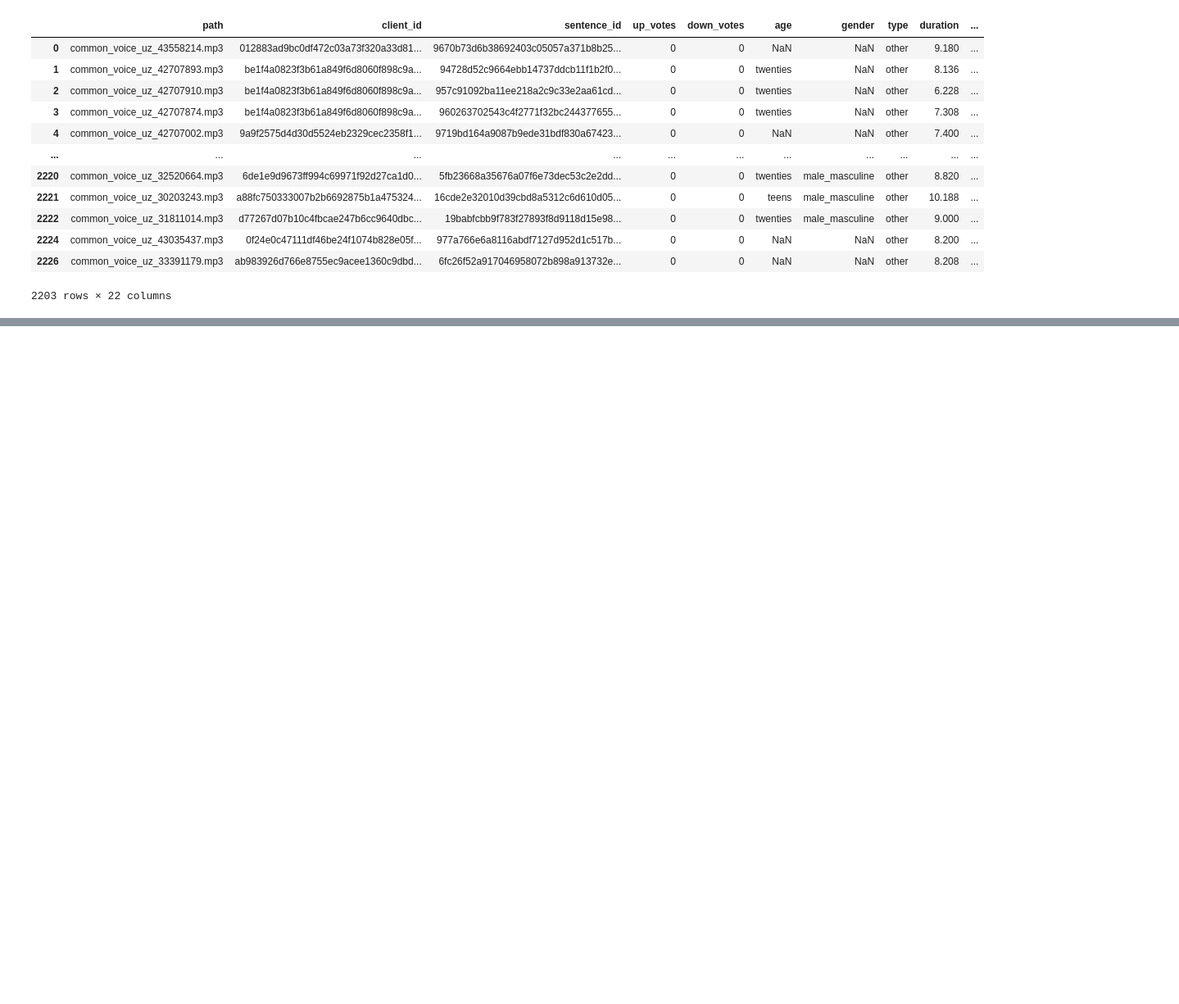
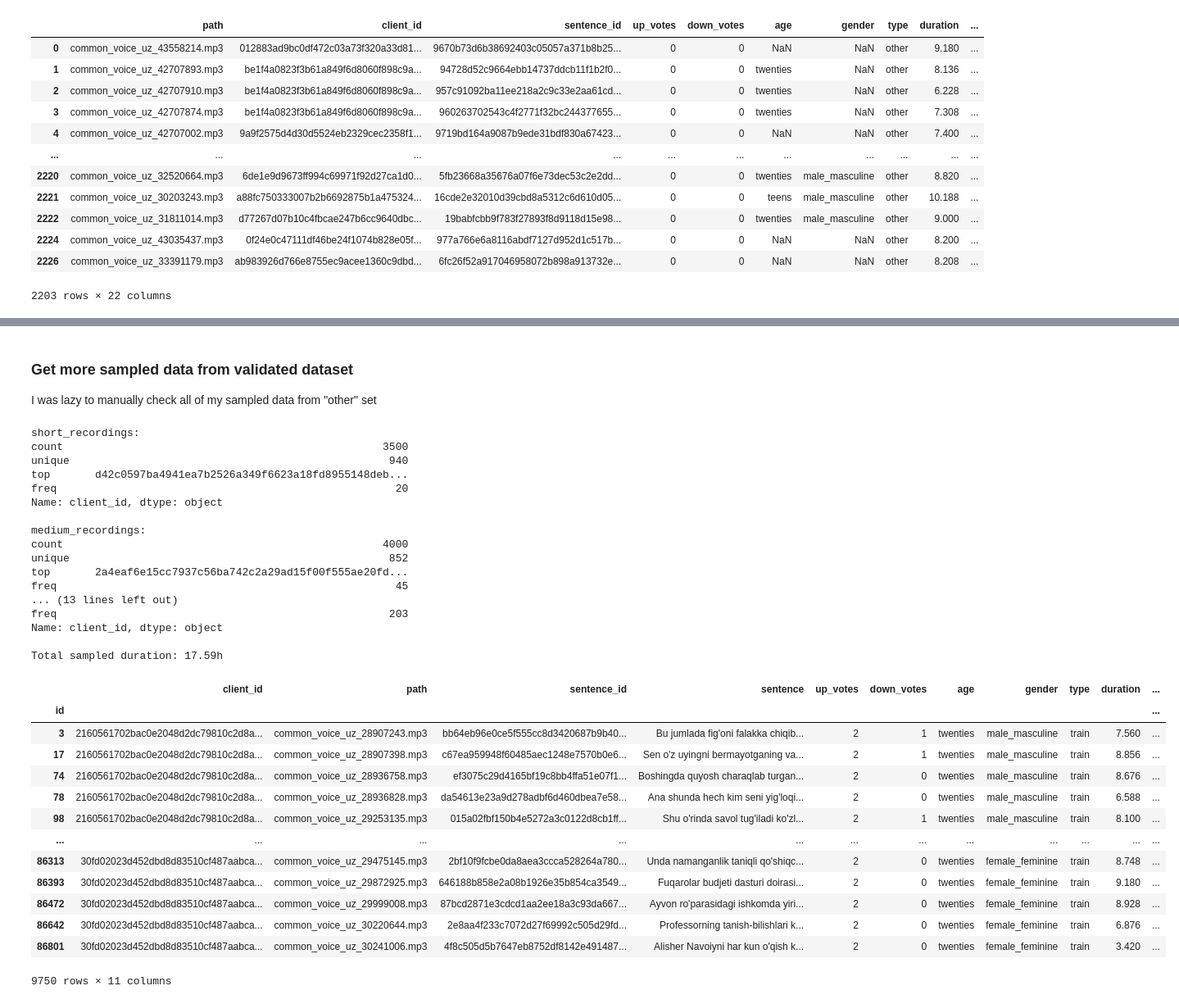
Before and after one commit to HaidarChaito/uzbek-automatic-speech-recognition, a Jupyter notebook: notebooks/common_voice_dataset_quality_evaluation.ipynb, the cells around one changed output, grey strips where cells are left out. Shown at 82% size. Cells and saved outputs as stored; diff of their text form; code cells hidden in the pictures; blank space fills up the shorter version.

```diff
--- a/notebooks/common_voice_dataset_quality_evaluation.ipynb
+++ b/notebooks/common_voice_dataset_quality_evaluation.ipynb
@@ -1117,0 +1149,71 @@ Total duration: 4.64h
+# %% [markdown]
+### Get more sampled data from validated dataset
+
+I was lazy to manually check all of my sampled data from "other" set
+# %%
+validated_df = pd.read_csv(CUSTOM_VALIDATED_CSV_PATH, index_col="id")
+
+# Filter longer duration recordings
+short_audios = (validated_df["duration"] >= 3) & (validated_df["duration"] < 6)
+medium_audios = (validated_df["duration"] >= 6) & (validated_df["duration"] < 8)
+long_audios = (validated_df["duration"] >= 8) & (validated_df["duration"] <= 15)
+
+short_recordings = (
+    validated_df[short_audios]
+    .groupby("client_id")
+    .apply(lambda x: x.sample(min(len(x), 30)), include_groups=False)  # Maximum up to 30 recordings per speaker
+    .reset_index(level=0)
+).sample(3500, weights="duration", random_state=SEED)
+print(f"short_recordings: \n{short_recordings["client_id"].describe()}")
+
+medium_recordings = (
+    validated_df[medium_audios]
+    .groupby("client_id")
+    .apply(lambda x: x.sample(min(len(x), 50)), include_groups=False)  # Maximum up to 50 recordings per speaker
+    .reset_index(level=0)
+).sample(4000, weights="duration", random_state=SEED)
+print(f"\nmedium_recordings: \n{medium_recordings["client_id"].describe()}")
+
+long_recordings = validated_df[long_audios]
+print(f"\nlong_recordings: \n{long_recordings["client_id"].describe()}")
+
+new_sampled_recordings_df = pd.concat([short_recordings, medium_recordings, long_recordings]).sort_index()
+print(f"\nsampled_recordings: \n{new_sampled_recordings_df["client_id"].describe()}")
+
+total_sampled_duration = new_sampled_recordings_df["duration"].sum(axis=0) / 3600
+print(f"\nTotal sampled duration: {total_sampled_duration:,.2f}h")
+
+new_sampled_recordings_df.to_csv(NEW_SAMPLED_RECORDINGS_PATH, index_label="id")
+new_sampled_recordings_df
+# %% [output]
+short_recordings:
+count                                                  3500
+unique                                                  940
+top       d42c0597ba4941ea7b2526a349f6623a18fd8955148deb...
+freq                                                     20
+Name: client_id, dtype: object
+
+medium_recordings:
+count                                                  4000
+unique                                                  852
+top       2a4eaf6e15cc7937c56ba742c2a29ad15f00f555ae20fd...
+freq                                                     45
+... (13 lines left out)
+freq                                                    203
+Name: client_id, dtype: object
+
+Total sampled duration: 17.59h
+|  | client_id | path | sentence_id | sentence | up_votes | down_votes | age | gender | type | duration | ... |
+| id |  |  |  |  |  |  |  |  |  |  | ... |
+| 3 | 2160561702bac0e2048d2dc79810c2d8a... | common_voice_uz_28907243.mp3 | bb64eb96e0ce5f555cc8d3420687b9b40... | Bu jumlada fig'oni falakka chiqib... | 2 | 1 | twenties | male_masculine | train | 7.560 | ... |
+| 17 | 2160561702bac0e2048d2dc79810c2d8a... | common_voice_uz_28907398.mp3 | c67ea959948f60485aec1248e7570b0e6... | Sen o'z uyingni bermayotganing va... | 2 | 1 | twenties | male_masculine | train | 8.856 | ... |
+| 74 | 2160561702bac0e2048d2dc79810c2d8a... | common_voice_uz_28936758.mp3 | ef3075c29d4165bf19c8bb4ffa51e07f1... | Boshingda quyosh charaqlab turgan... | 2 | 0 | twenties | male_masculine | train | 8.676 | ... |
+| 78 | 2160561702bac0e2048d2dc79810c2d8a... | common_voice_uz_28936828.mp3 | da54613e23a9d278adbf6d460dbea7e58... | Ana shunda hech kim seni yig'loqi... | 2 | 0 | twenties | male_masculine | train | 6.588 | ... |
+| 98 | 2160561702bac0e2048d2dc79810c2d8a... | common_voice_uz_29253135.mp3 | 015a02fbf150b4e5272a3c0122d8cb1ff... | Shu o'rinda savol tug'iladi ko'zl... | 2 | 1 | twenties | male_masculine | train | 8.100 | ... |
+| ... | ... | ... | ... | ... | ... | ... | ... | ... | ... | ... | ... |
+| 86313 | 30fd02023d452dbd8d83510cf487aabca... | common_voice_uz_29475145.mp3 | 2bf10f9fcbe0da8aea3ccca528264a780... | Unda namanganlik taniqli qo'shiqc... | 2 | 0 | twenties | female_feminine | train | 8.748 | ... |
+| 86393 | 30fd02023d452dbd8d83510cf487aabca... | common_voice_uz_29872925.mp3 | 646188b858e2a08b1926e35b854ca3549... | Fuqarolar budjeti dasturi doirasi... | 2 | 0 | twenties | female_feminine | train | 9.180 | ... |
+| 86472 | 30fd02023d452dbd8d83510cf487aabca... | common_voice_uz_29999008.mp3 | 87bcd2871e3cdcd1aa2ee18a3c93da667... | Аyvon ro'parasidagi ishkomda yiri... | 2 | 0 | twenties | female_feminine | train | 8.928 | ... |
+| 86642 | 30fd02023d452dbd8d83510cf487aabca... | common_voice_uz_30220644.mp3 | 2e8aa4f233c7072d27f69992c505d29fd... | Professorning tanish-bilishlari k... | 2 | 0 | twenties | female_feminine | train | 6.876 | ... |
+| 86801 | 30fd02023d452dbd8d83510cf487aabca... | common_voice_uz_30241006.mp3 | 4f8c505d5b7647eb8752df8142e491487... | Alisher Navoiyni har kun o'qish k... | 2 | 0 | twenties | female_feminine | train | 3.420 | ... |
+9750 rows × 11 columns
```
Also changed, not shown: parts of 17 cells of this notebook, 4 other files.
